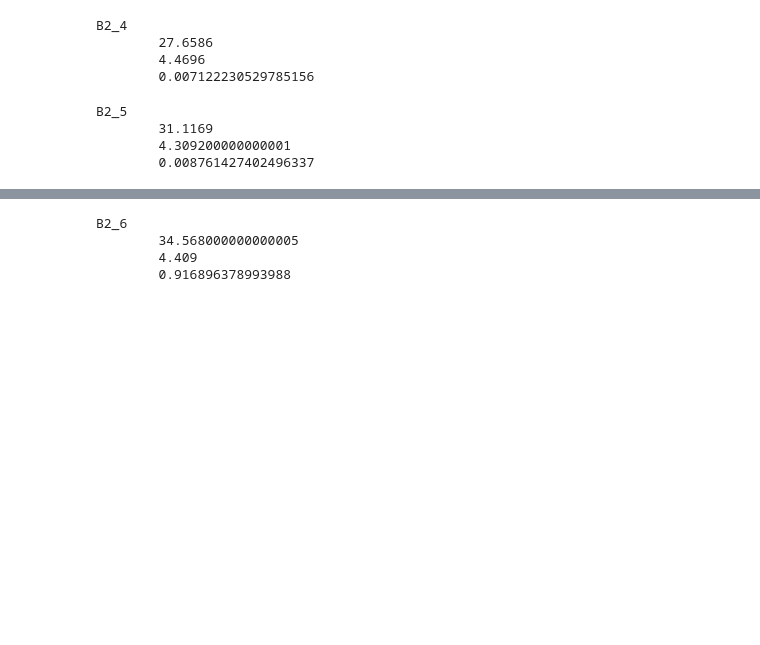
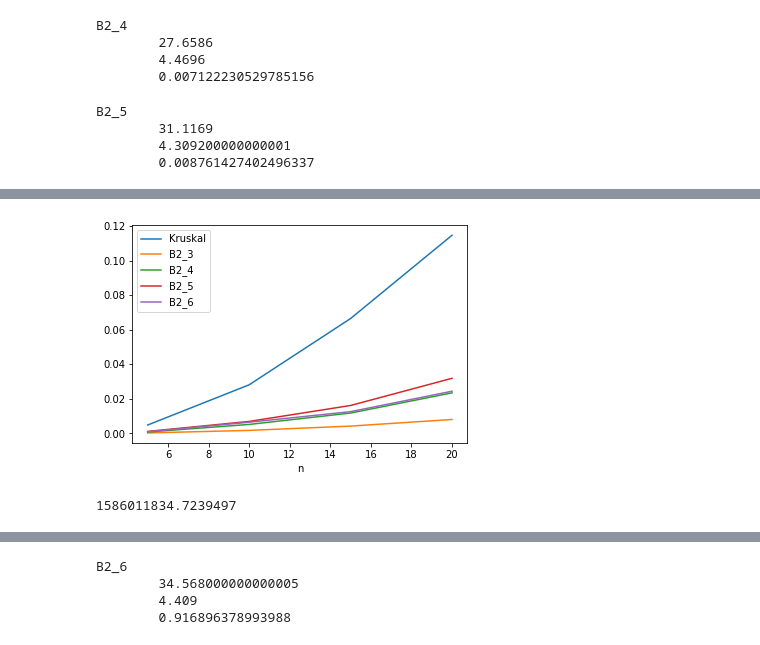
Before and after one commit to usermage/wallgen, a Jupyter notebook: index.ipynb, the cells around one changed output, grey strips where cells are left out. Cells and saved outputs as stored; diff of their text form; code cells hidden in the pictures; blank space fills up the shorter version.

```diff
--- a/index.ipynb
+++ b/index.ipynb
@@ -529,3 +533,11 @@ KeyboardInterrupt:
+# %%
+line = df.plot.line()
+# %% [output]
+[figure, added]
+# %%
+start
+# %% [output]
+1586011834.7239497
 # %%
 def B2_6(n, m):
     a = np.zeros((n+1, m+1, 4), dtype=np.bool)
```
Also changed, not shown: parts of 1 cell of this notebook, 1 other file.
